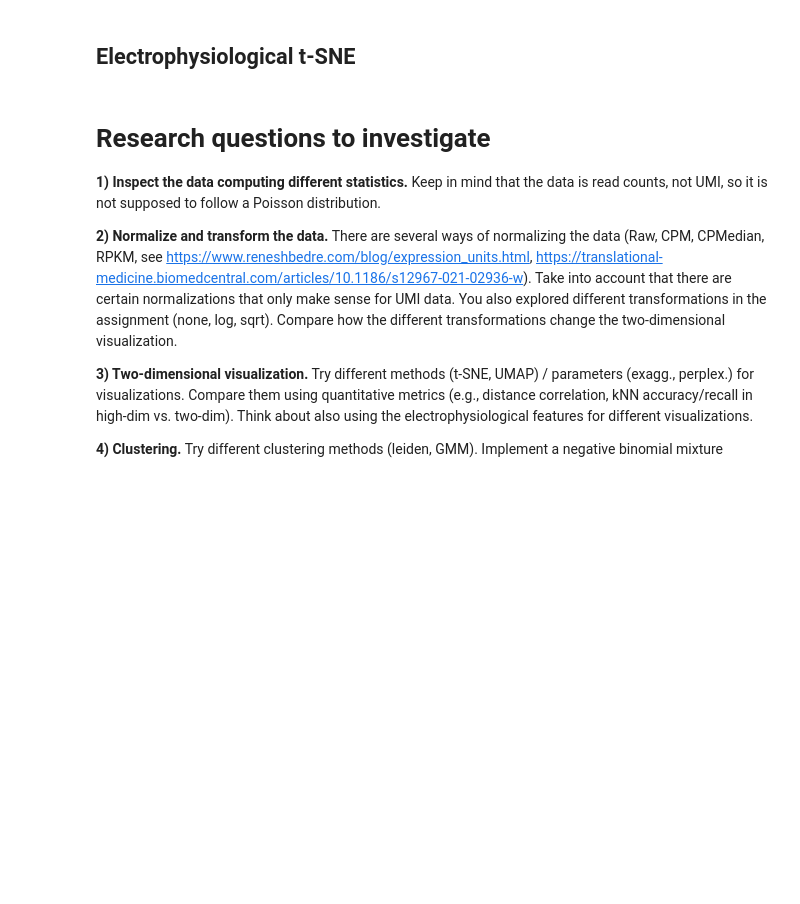
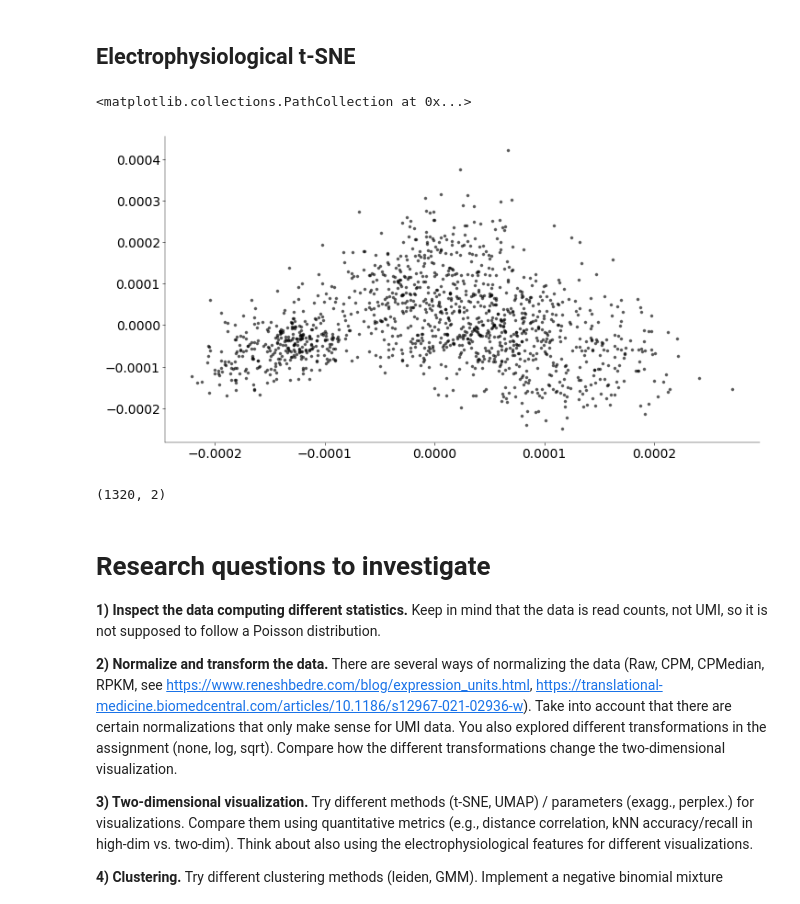
Before and after one commit to Artemii-Shlychkov/NDS_project, a Jupyter notebook: notebooks/Practical_notebook.ipynb, the cells around one changed output. Cells and saved outputs as stored; diff of their text form; code cells hidden in the pictures; blank space fills up the shorter version.

Commit message:
Some ephys stuff

```diff
--- a/notebooks/Practical_notebook.ipynb
+++ b/notebooks/Practical_notebook.ipynb
@@ -257,6 +275,25 @@ np.sum(np.isnan(ephysData_filtered))
 np.int64(0)
 # %% [markdown]
 ## Electrophysiological t-SNE
+# %%
+# PCA of ephys data
+PCinit = PCA(n_components=2, svd_solver="full").fit_transform(ephysData_filtered)
+PCinit = PCinit / np.std(PCinit, axis=0) * 0.0001
+# %%
+plt.scatter(PCinit[:, 0], PCinit[:, 1], s=10, c="black", alpha=0.5)
+# %% [output]
+<matplotlib.collections.PathCollection at 0x...>
+[figure, added]
+# %%
+# tSNE of ephys data
+from sklearn.manifold import TSNE as TSNE_sk
+
+tsne_sk = TSNE_sk()
+Z = tsne_sk.fit_transform(ephysData_filtered)
+
+print(Z.shape)
+# %% [output]
+(1320, 2)
 # %% [markdown]
 # Research questions to investigate
 
```
Also changed, not shown: parts of 16 cells of this notebook.
